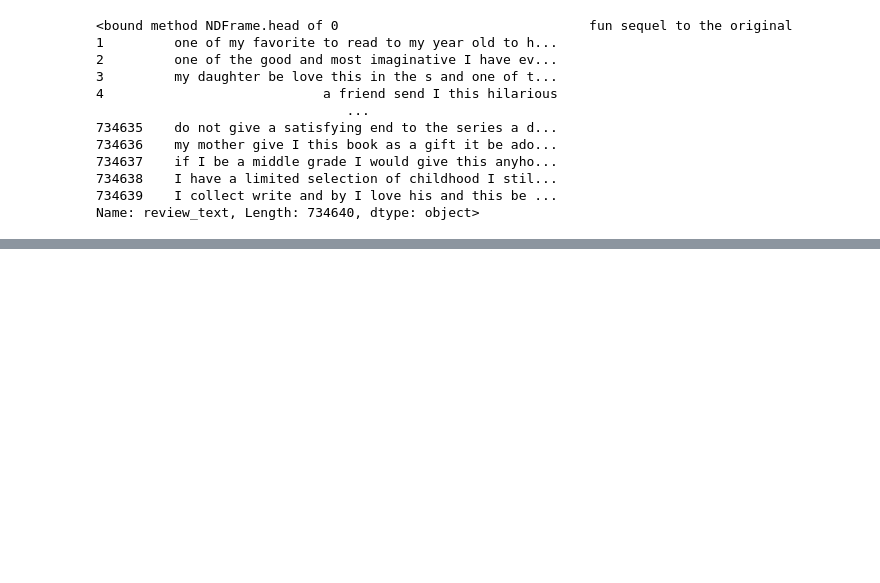
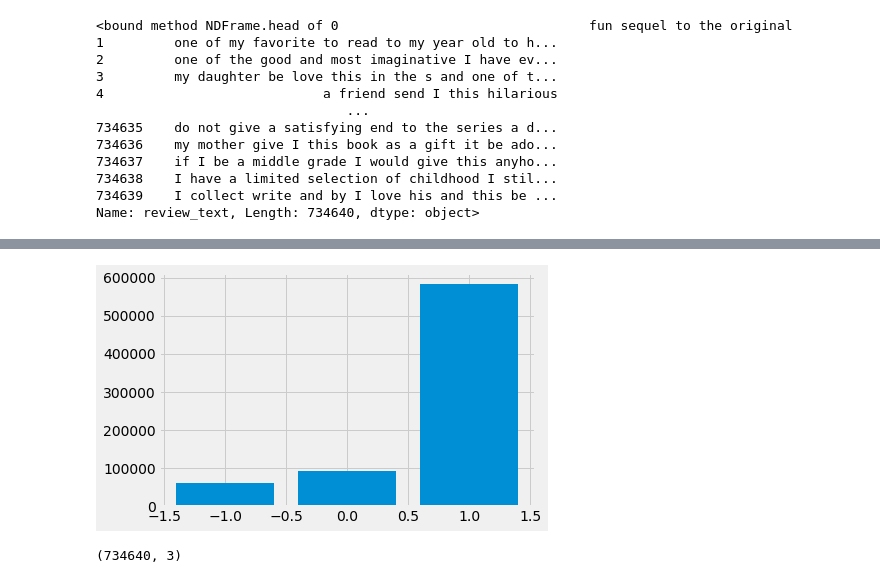
Before and after one commit to RamyaNagarajan88/sentiment_analysis_goodreads, a Jupyter notebook: sentiment_classification.ipynb, the cells around one changed output, grey strips where cells are left out. Cells and saved outputs as stored; diff of their text form; code cells hidden in the pictures; blank space fills up the shorter version.

```diff
--- a/sentiment_classification.ipynb
+++ b/sentiment_classification.ipynb
@@ -148,0 +160,11 @@ Name: review_text, Length: 734640, dtype: object>
+# %%
+def polarityInference(score):
+    if score >0:
+        return 1
+    elif score ==0:
+        return 0
+    else:
+        return -1
+# %%
+reviews_data['polarity_Score']=reviews_data['review_text'].apply(getPolarity)
+reviews_data['sentiment']=reviews_data['polarity_Score'].apply(polarityInference)
@@ -148,0 +182,16 @@ Name: review_text, Length: 734640, dtype: object>
+# %%
+sentiment_data=reviews_data[['review_text','sentiment']]
+# %%
+class_dist=sentiment_data['sentiment'].value_counts()
+# %%
+plt.style.use('fivethirtyeight')
+plt.bar(class_dist.index,class_dist.values)
+plt.show()
+# %% [output]
+[figure, added]
+# %%
+tfidf=TfidfVectorizer(stop_words=ENGLISH_STOP_WORDS,max_df=0.8,min_df=0.2)
+tfidf_matrix=tfidf.fit_transform(sentiment_data['review_text'])
+tfidf_matrix.shape
+# %% [output]
+(734640, 3)
```
Also changed, not shown: parts of 11 cells of this notebook, 1 other file.
